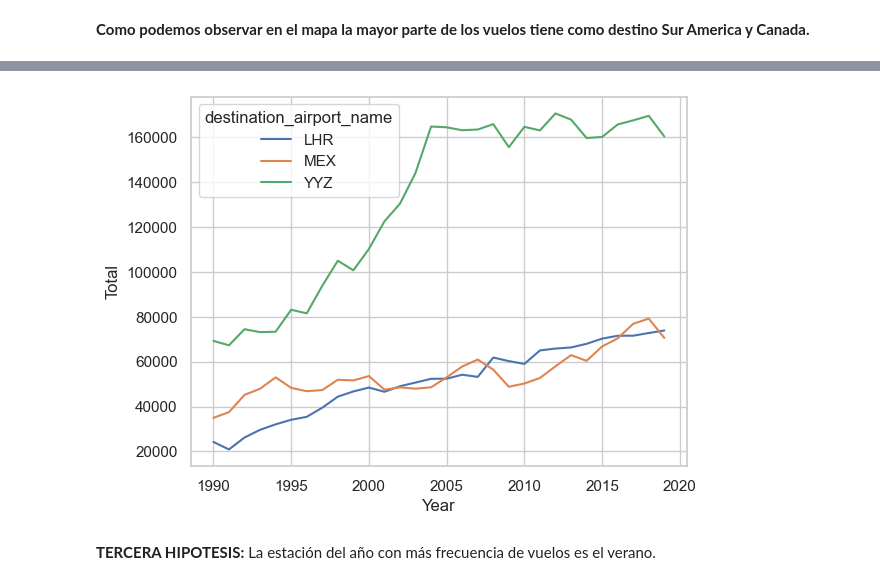
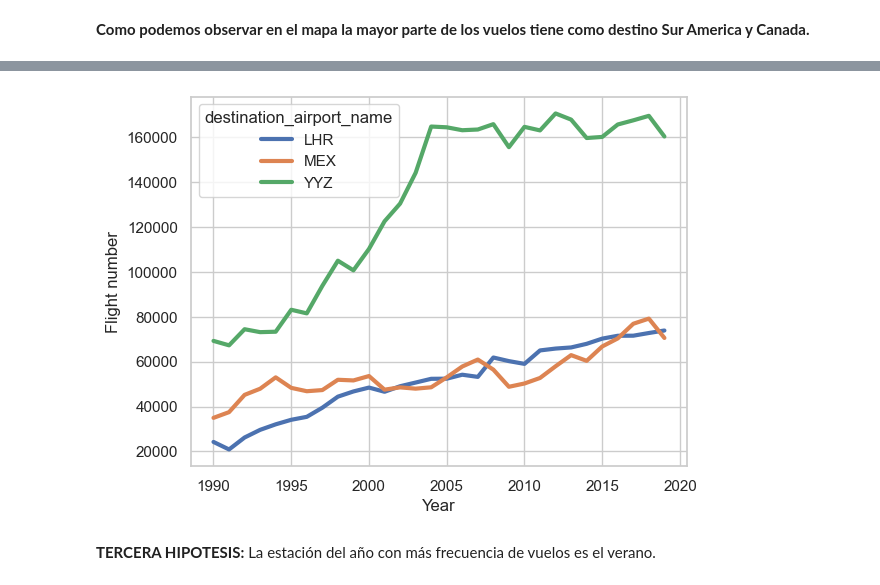
Before and after one commit to SuperAri99/Project_EDA, a Jupyter notebook: EDA/Arianna_EDA.ipynb, the cells around one changed output, grey strips where cells are left out. Cells and saved outputs as stored; diff of their text form; code cells hidden in the pictures.

```diff
--- a/EDA/Arianna_EDA.ipynb
+++ b/EDA/Arianna_EDA.ipynb
@@ -259,10 +257,13 @@ map
 # %%
 #Vamos a ver como ha evolucionado el numero de vuelos con el pasar de los años en la top 3 aeropuertos
 top_3 = df1.loc[df1.destination_airport_name.isin(['YYZ', 'MEX','LHR'])].groupby(['destination_airport_name', 'Year'])['Total'].sum().to_frame().reset_index()
-# %%
-sns.lineplot(data=top_3, x='Year', y='Total', hue='destination_airport_name');
-# %% [output]
-[figure, removed]
+# %%
+#Toronto Pearson International, Mexico city y London Heathrow
+sns.lineplot(data=top_3, x='Year', y='Total', hue='destination_airport_name', linewidth=3)
+plt.ylabel('Flight number');
+#plt.title('TOP 3 airports as per number of flights');
+# %% [output]
+[figure, added]
 # %% [markdown]
 **TERCERA HIPOTESIS:**
 La estación del año con más frecuencia de vuelos es el verano.
```
Also changed, not shown: parts of 15 cells of this notebook, 2 other files.
